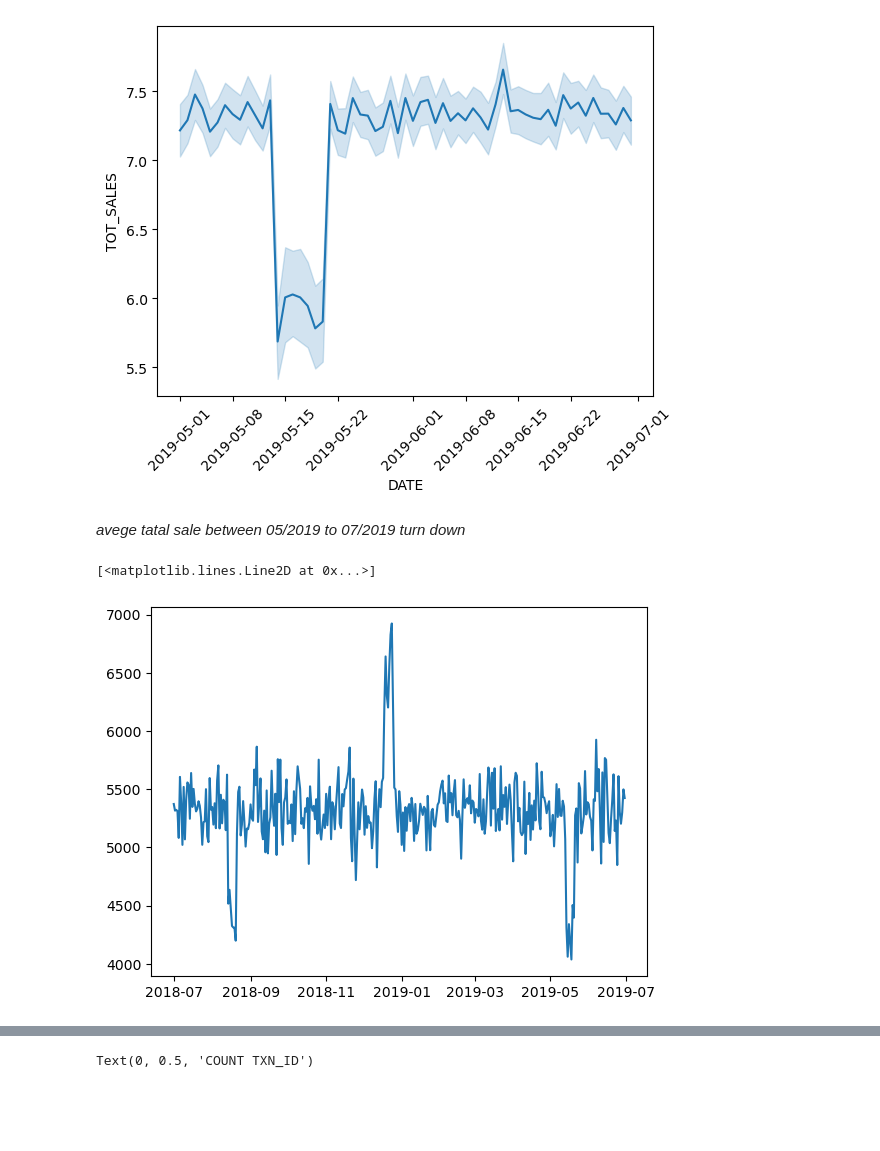
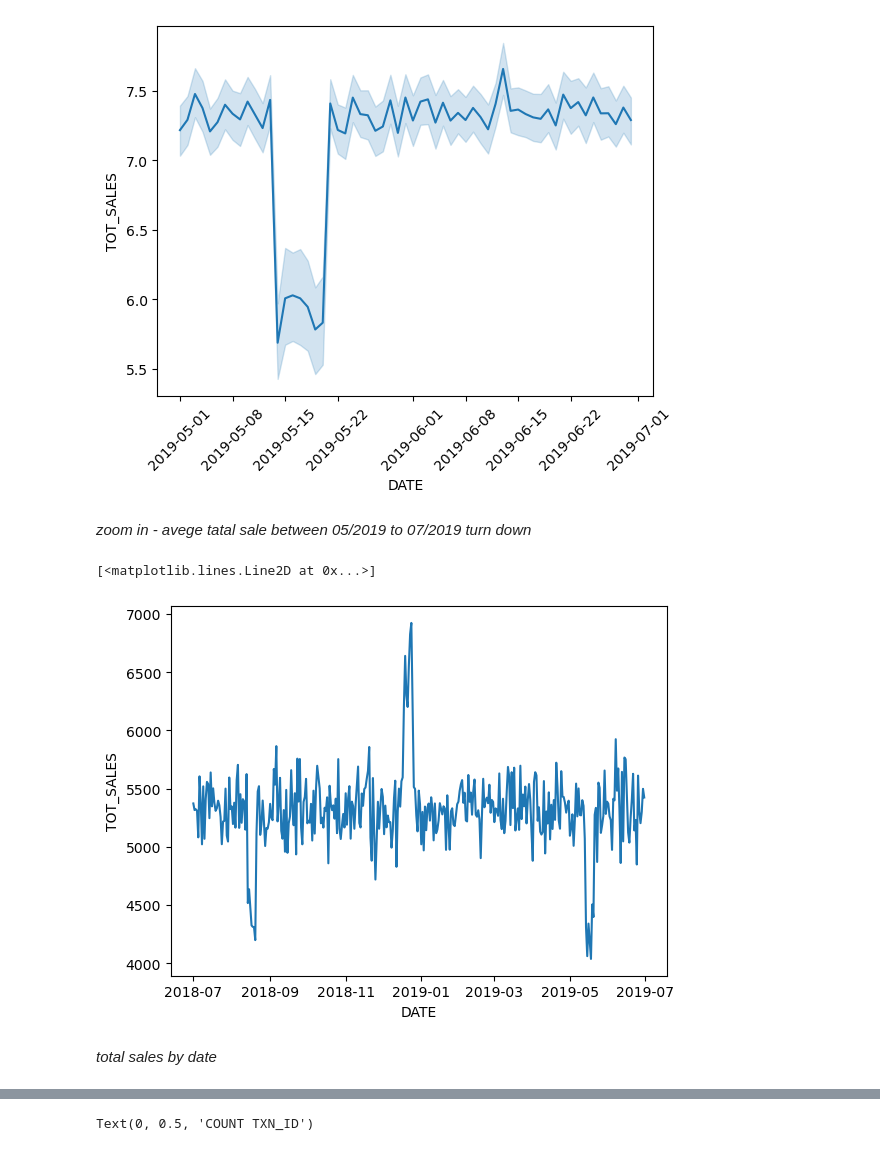
Before and after one commit to ANPHANVAN/AN_SHARE, a Jupyter notebook: Data analyst product Quantium.ipynb, the cells around one changed output, grey strips where cells are left out. Cells and saved outputs as stored; diff of their text form; code cells hidden in the pictures; blank space fills up the shorter version.

```diff
--- a/Data analyst product Quantium.ipynb
+++ b/Data analyst product Quantium.ipynb
@@ -514,12 +485,16 @@ sns.lineplot(data = df[(df['DATE'] >= '2019-05-01') & (df['DATE'] <= '2019-07-01
 <Axes: xlabel='DATE', ylabel='TOT_SALES'>
 [figure]
 # %% [markdown]
-*avege tatal sale between 05/2019 to 07/2019 turn down*
+*zoom in - avege tatal sale between 05/2019 to 07/2019 turn down*
 # %%
+plt.xlabel('DATE')
+plt.ylabel('TOT_SALES')
 TOT_SALES_DATE = df.groupby('DATE')['TOT_SALES'].sum().reset_index()
 plt.plot(TOT_SALES_DATE['DATE'], TOT_SALES_DATE['TOT_SALES'])
 # %% [output]
 [<matplotlib.lines.Line2D at 0x...>]
-[figure, old version]
+[figure, new version]
+# %% [markdown]
+*total sales by date*
 # %%
 plt.xticks(rotation = 20)
```
Also changed, not shown: parts of 50 cells of this notebook.
